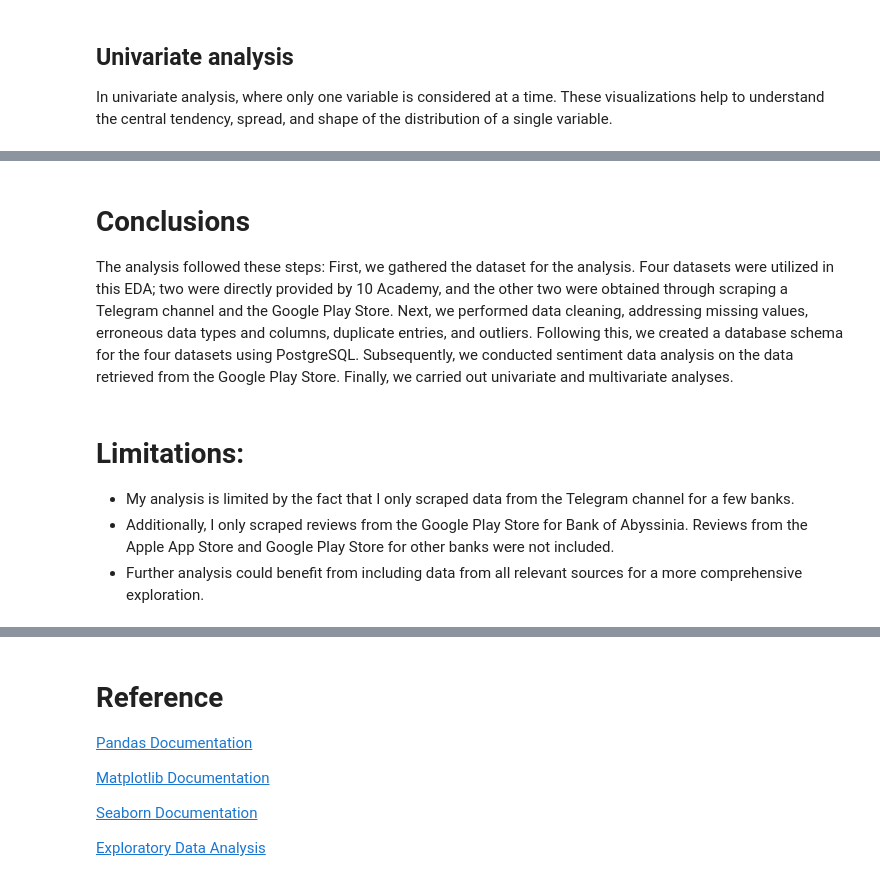
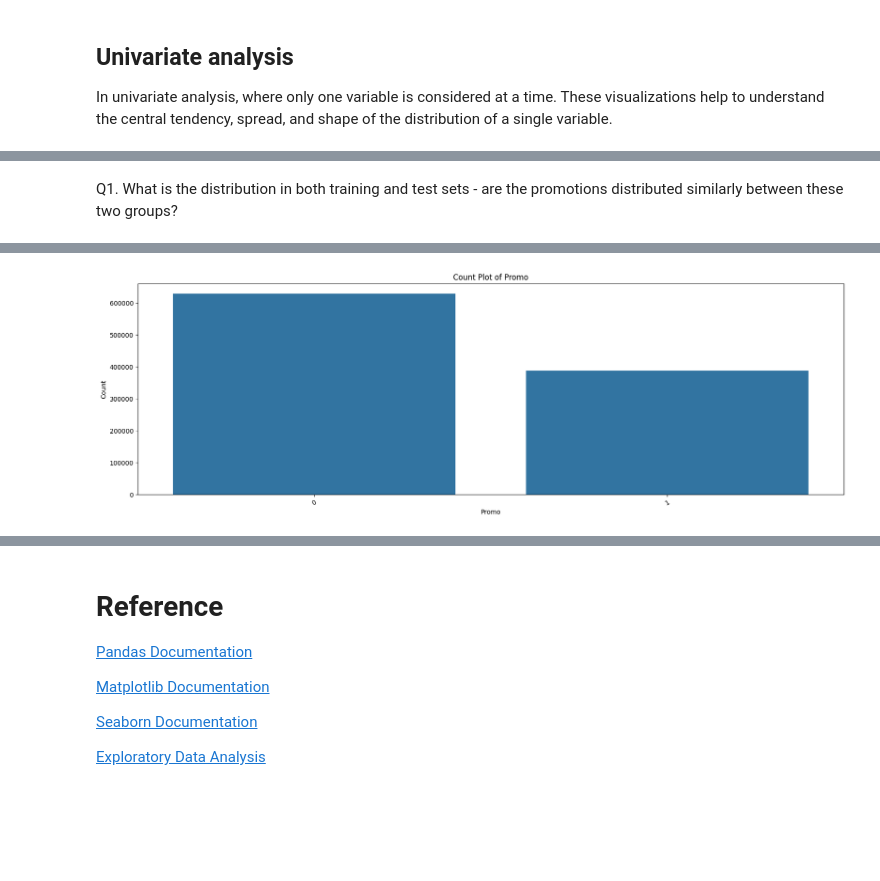
Before and after one commit to der-bew/Rossmann_Store_Sales_Analysis, a Jupyter notebook: rossmann-store-analysis/notebooks/EDA.ipynb, the cells around one changed output, grey strips where cells are left out. Saved outputs shown, nothing was run; the diff lists cells and outputs as text; code cells hidden in the pictures; blank space fills up the shorter version.

```diff
--- a/rossmann-store-analysis/notebooks/EDA.ipynb
+++ b/rossmann-store-analysis/notebooks/EDA.ipynb
@@ -550,9 +375,2 @@ Key observations:
-# %% [markdown]
-# Conclusions
-The analysis followed these steps: First, we gathered the dataset for the analysis. Four datasets were utilized in this EDA; two were directly provided by 10 Academy, and the other two were obtained through scraping a Telegram channel and the Google Play Store. Next, we performed data cleaning, addressing missing values, erroneous data types and columns, duplicate entries, and outliers. Following this, we created a database schema for the four datasets using PostgreSQL. Subsequently, we conducted sentiment data analysis on the data retrieved from the Google Play Store. Finally, we carried out univariate and multivariate analyses.
-# %% [markdown]
-# Limitations:
-
-- My analysis is limited by the fact that I only scraped data from the Telegram channel for a few banks.
-- Additionally, I only scraped reviews from the Google Play Store for Bank of Abyssinia. Reviews from the Apple App Store and Google Play Store for other banks were not included.
-- Further analysis could benefit from including data from all relevant sources for a more comprehensive exploration.
+# %% [markdown]
+Q1. What is the distribution in both training and test sets - are the promotions distributed similarly between these two groups?
@@ -558,0 +396,3 @@ The analysis followed these steps: First, we gathered the dataset for the analys
+# %%
+visualizer.plot_count(train_df, 'Promo')
+# %% [output]
@@ -558,0 +400 @@ The analysis followed these steps: First, we gathered the dataset for the analys
+[figure, added]
```
Also changed, not shown: parts of 87 cells of this notebook, 1 other file.
